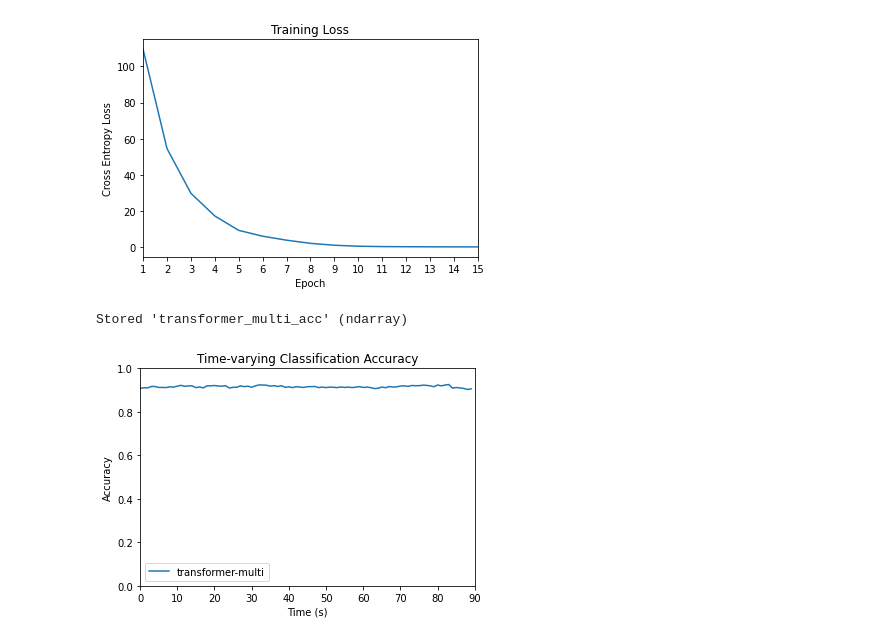
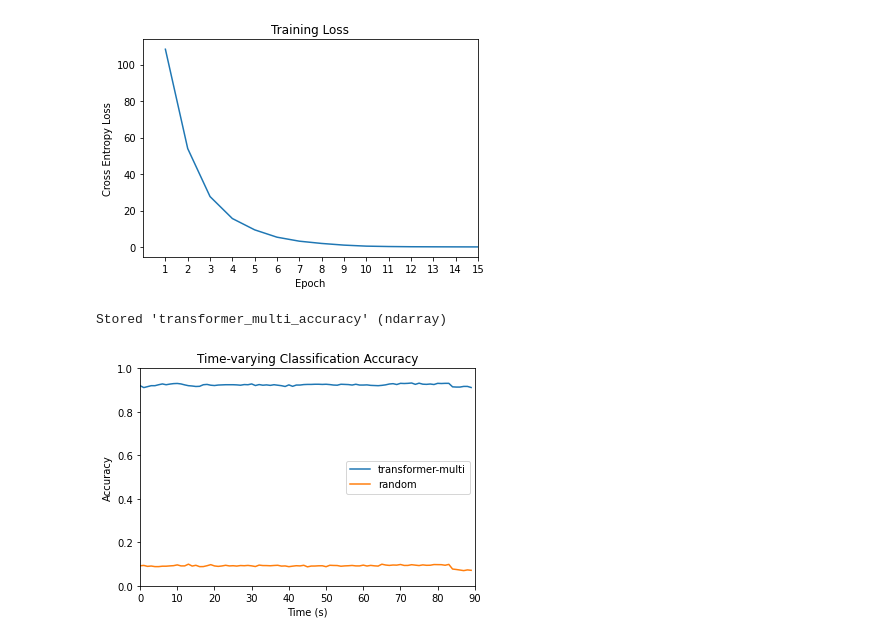
Before and after one commit to axgu/srp-lab-notebook, a Jupyter notebook: hcp_data/transformer_multihead.ipynb, the cells around one changed output. Cells and saved outputs as stored; diff of their text form; code cells hidden in the pictures.

```diff
--- a/hcp_data/transformer_multihead.ipynb
+++ b/hcp_data/transformer_multihead.ipynb
@@ -184,7 +184,7 @@ test_data = TensorDataset(torch.from_numpy(X_t).float(), torch.from_numpy(y_t).f
 test_loader = DataLoader(test_data, shuffle=True, batch_size=batch_size)
 # %%
 n_input = 300
-dim_ff = 64
+dim_ff = 32
 n_out = 15
 seq_len = 90
 learning_rate = 1e-3
@@ -198,8 +198,8 @@ loss_fn_multi = nn.CrossEntropyLoss()
 optimizer_multi = optim.Adam(transformer_encoder_multi.parameters(), lr=learning_rate)
 
 model_multi = TransformerModel(transformer_encoder_multi, loss_fn_multi, optimizer_multi , seq_len, "transformer_multi")
-train_loss = model_multi.train(train_loader, n_epochs=EPOCHS)
 # %%
+train_loss = model_multi.train(train_loader, n_epochs=EPOCHS)
 xAx = [i for i in range(1, EPOCHS+1)]
 plt.plot(xAx, train_loss)
 plt.xlabel("Epoch")
@@ -209,24 +209,25 @@ plt.xticks([j for j in range(1, EPOCHS+1)])
 plt.title("Training Loss")
 plt.show()
 # %% [output]
-[figure, old version]
+[figure, new version]
 # %%
-transformer_multi_acc, loss = model_multi.eval(test_loader)
-%store transformer_multi_acc
+transformer_multi_accuracy, loss = model_multi.eval(test_loader)
-# %% [output]
-Stored 'transformer_multi_acc' (ndarray)
+# %%
+%store transformer_multi_accuracy
+# %% [output]
+Stored 'transformer_multi_accuracy' (ndarray)
 # %%
 transformer_multi_rand_acc = model_multi.rand_test(test_loader)
 # %%
 xAx = [i for i in range(0,90)]
-plt.plot(xAx, transformer_multi_acc, label="transformer-multi")
-#plt.plot(xAx, transformer_multi_rand_acc, label="random")
+plt.plot(xAx, transformer_multi_accuracy, label="transformer-multi")
+plt.plot(xAx, transformer_multi_rand_acc, label="random")
 plt.xlabel("Time (s)")
 plt.ylabel("Accuracy")
 plt.ylim(0,1)
 plt.xlim(0,90)
 plt.title("Time-varying Classification Accuracy")
 plt.legend()
 plt.show()
 # %% [output]
-[figure, old version]
+[figure, new version]
```
Also changed, not shown: parts of 1 cell of this notebook, 7 other files.
